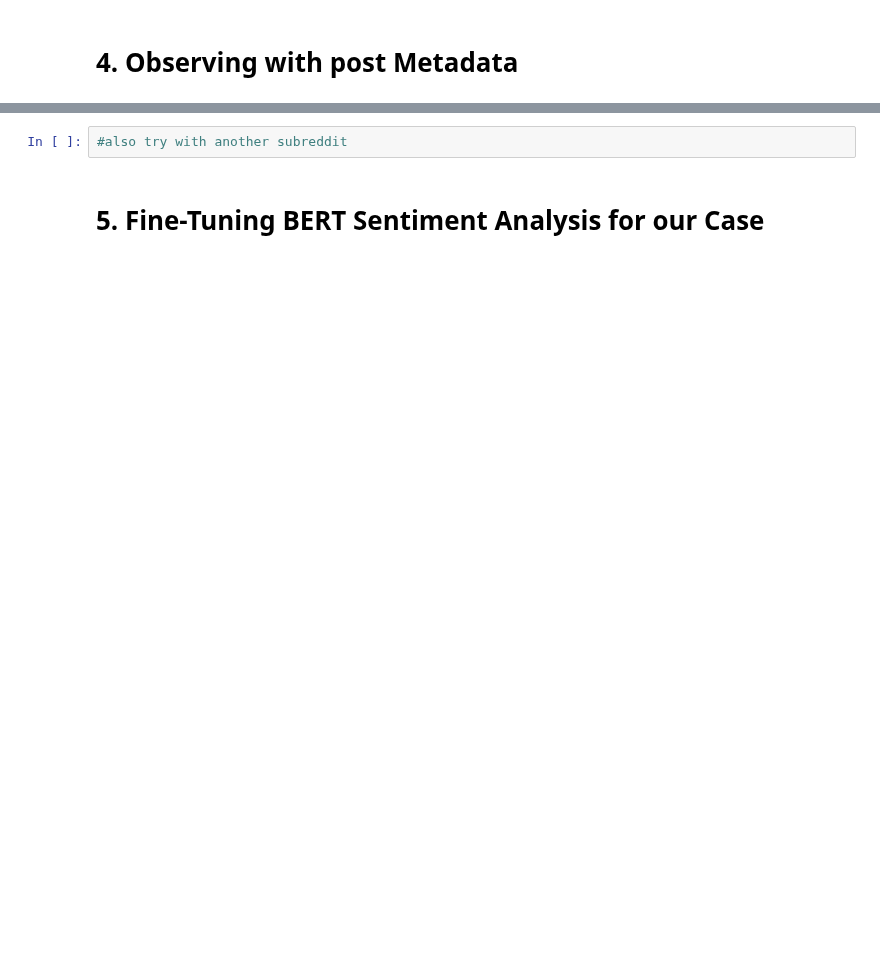
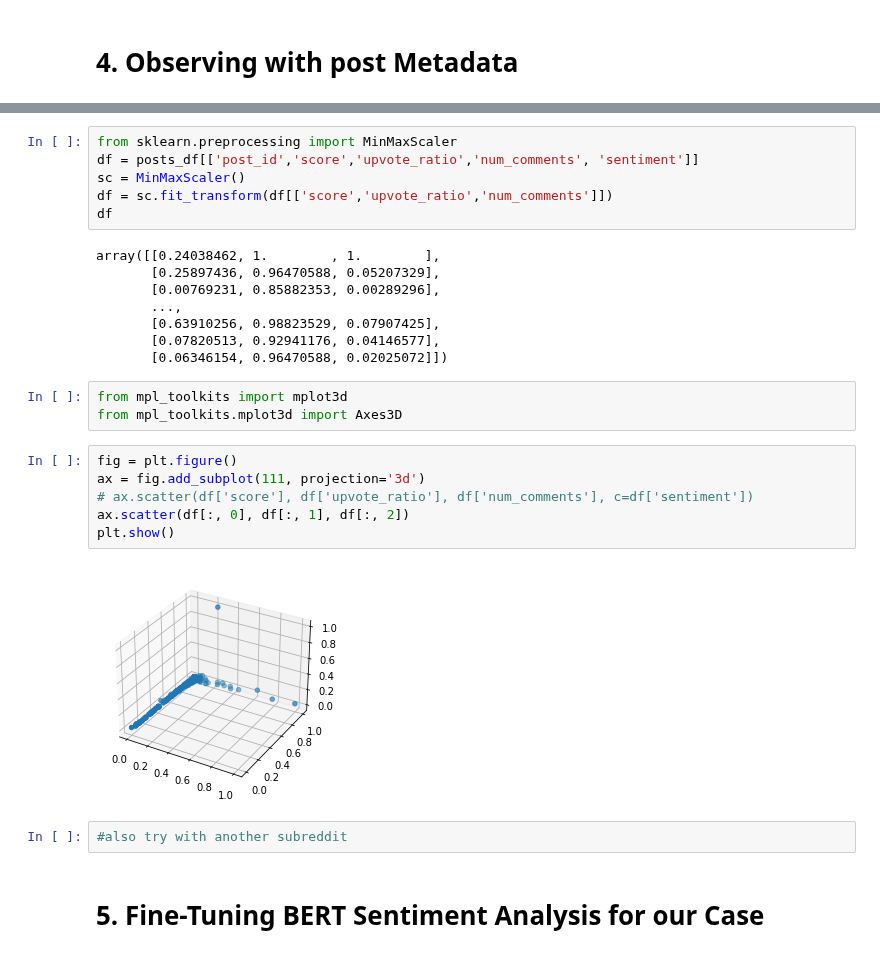
Before and after one commit to reddit-conflicting-viewpoints/Reddit, a Jupyter notebook: notebooks/BERT-SentimentAnalysis - Sai 2-1-2022.ipynb, the cells around one changed output, grey strips where cells are left out. Saved outputs shown, nothing was run; the diff lists cells and outputs as text; blank space fills up the shorter version.

```diff
--- a/notebooks/BERT-SentimentAnalysis - Sai 2-1-2022.ipynb
+++ b/notebooks/BERT-SentimentAnalysis - Sai 2-1-2022.ipynb
@@ -133,3 +207,28 @@ comments_df.head()
+# %%
+from sklearn.preprocessing import MinMaxScaler
+df = posts_df[['post_id','score','upvote_ratio','num_comments', 'sentiment']]
+sc = MinMaxScaler()
+df = sc.fit_transform(df[['score','upvote_ratio','num_comments']])
+df
+# %% [output]
+array([[0.24038462, 1.        , 1.        ],
+       [0.25897436, 0.96470588, 0.05207329],
+       [0.00769231, 0.85882353, 0.00289296],
+       ...,
+       [0.63910256, 0.98823529, 0.07907425],
+       [0.07820513, 0.92941176, 0.04146577],
+       [0.06346154, 0.96470588, 0.02025072]])
+# %%
+from mpl_toolkits import mplot3d
+from mpl_toolkits.mplot3d import Axes3D
+# %%
+fig = plt.figure()
+ax = fig.add_subplot(111, projection='3d')
+# ax.scatter(df['score'], df['upvote_ratio'], df['num_comments'], c=df['sentiment'])
+ax.scatter(df[:, 0], df[:, 1], df[:, 2])
+plt.show()
+# %% [output]
+[figure, added]
 # %%
 #also try with another subreddit
 # %% [markdown]
```
Also changed, not shown: parts of 9 cells of this notebook, 2 other files.
